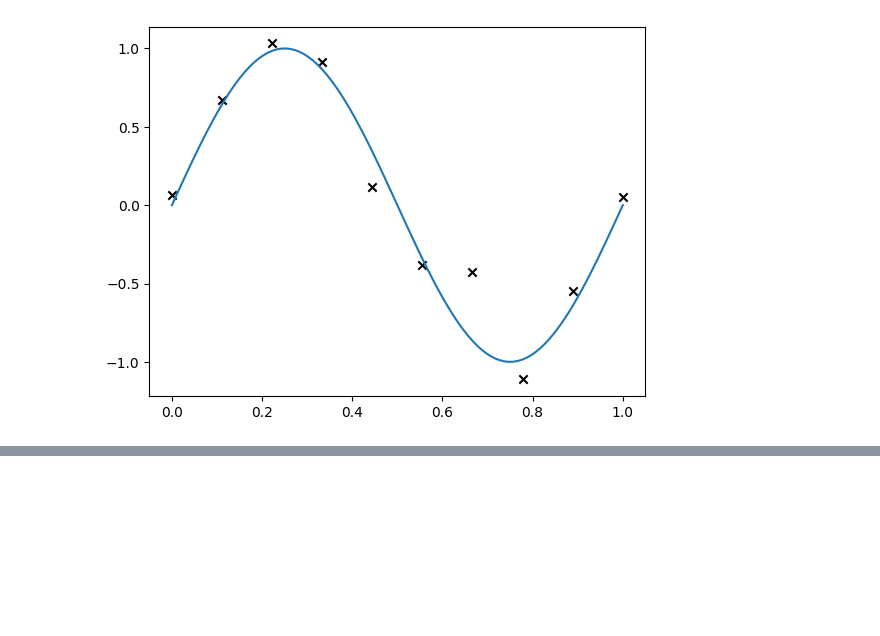
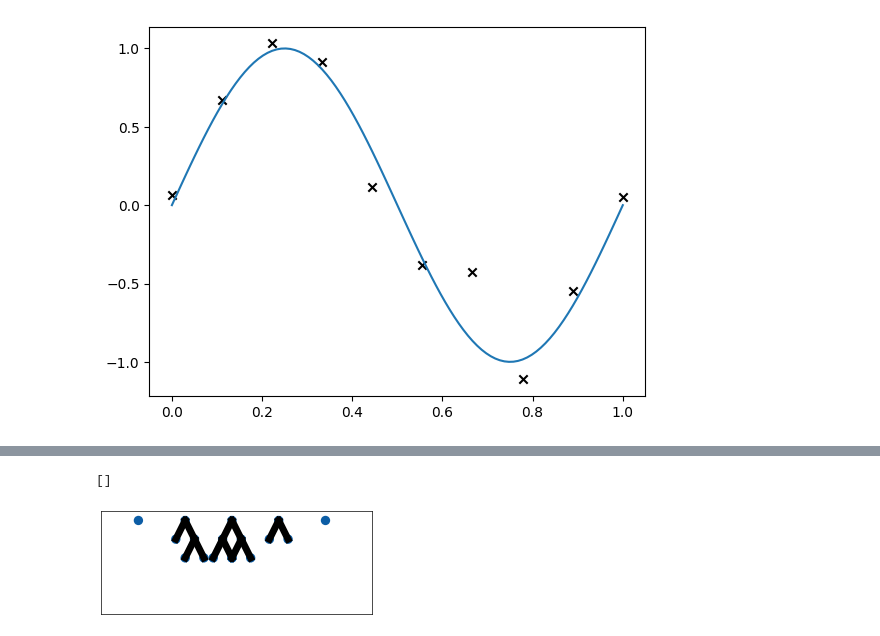
Before and after one commit to TobyBoyne/bark, a Jupyter notebook: examples/notebooks/bart_demo.ipynb, the cells around one changed output, grey strips where cells are left out. Saved outputs shown, nothing was run; the diff lists cells and outputs as text; code cells hidden in the pictures; blank space fills up the shorter version.

```diff
--- a/examples/notebooks/bart_demo.ipynb
+++ b/examples/notebooks/bart_demo.ipynb
@@ -88,0 +86,15 @@ fig, ax = plot_gp_1d(model, test_x, f)
+# %%
+import alfalfa.utils.plot_trees as plottrees
+with torch.no_grad():
+    bart.step()
+fig, ax = plt.subplots()
+
+plottrees.plot_forest(forest, ax)
+ax.set_aspect("equal")
+ax.set_xlim((-4, 25))
+ax.set_ylim((-10, 1))
+ax.set_xticks([])
+ax.set_yticks([])
+# %% [output]
+[]
+[figure, added]
```
Also changed, not shown: parts of 9 cells of this notebook, 5 other files.
